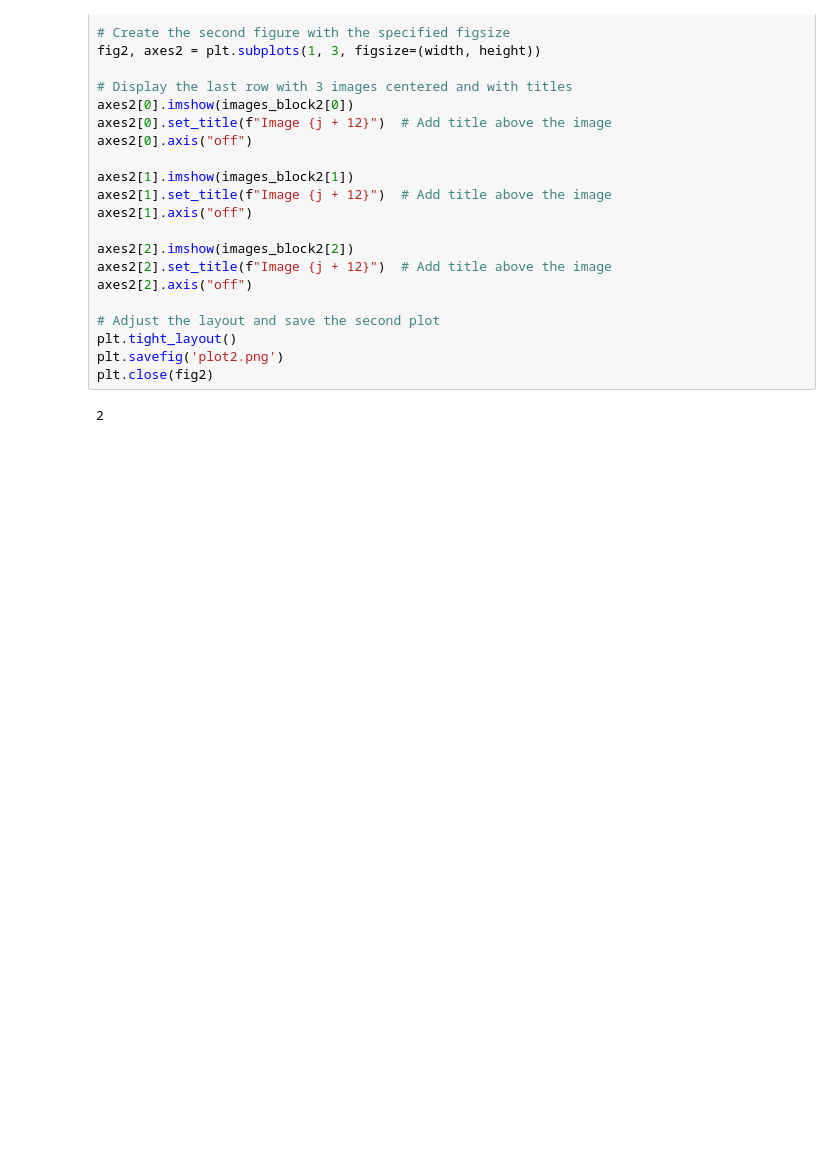
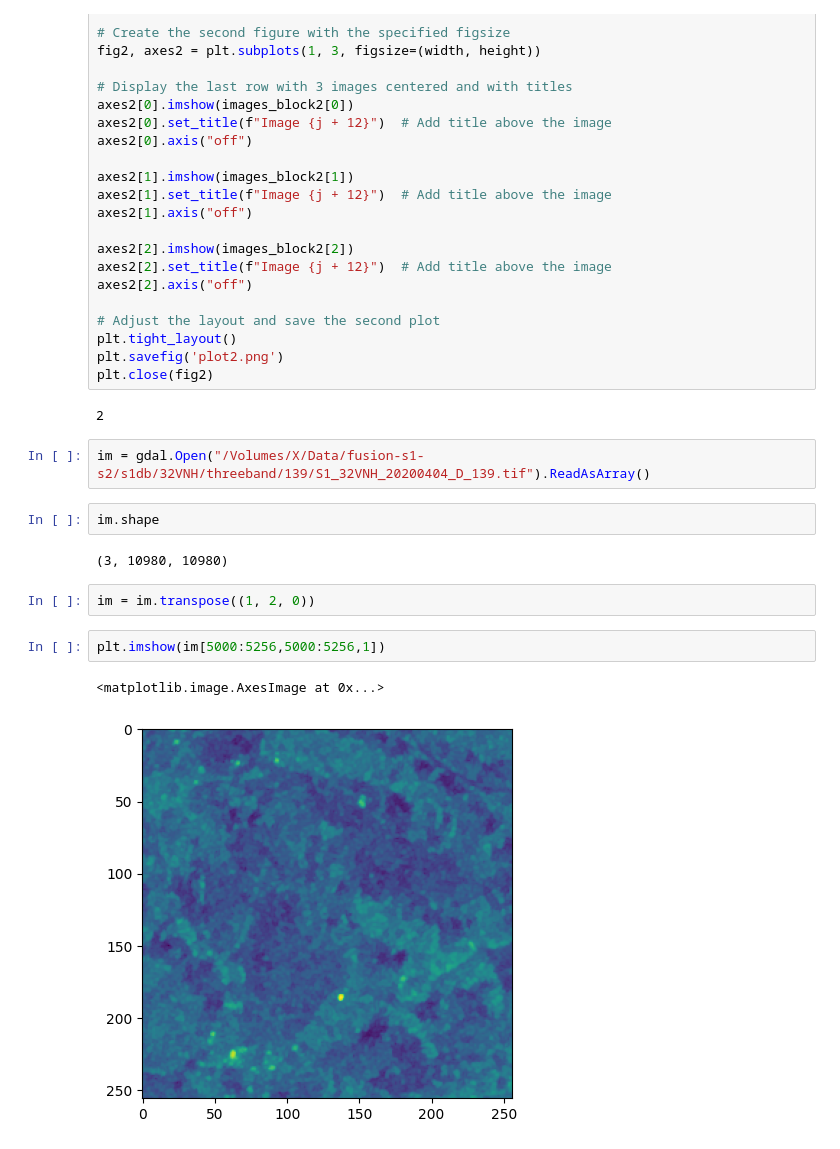
Before and after one commit to ThomasHEBRARD/cloud_removal, a Jupyter notebook: preprocess/bacasable.ipynb, the cells around one changed output. Cells and saved outputs as stored; diff of their text form; blank space fills up the shorter version.

```diff
--- a/preprocess/bacasable.ipynb
+++ b/preprocess/bacasable.ipynb
@@ -72,3 +73,16 @@ plt.savefig('plot2.png')
 plt.close(fig2)
 # %% [output]
 2
+# %%
+im = gdal.Open("/Volumes/X/Data/fusion-s1-s2/s1db/32VNH/threeband/139/S1_32VNH_20200404_D_139.tif").ReadAsArray()
+# %%
+im.shape
+# %% [output]
+(3, 10980, 10980)
+# %%
+im = im.transpose((1, 2, 0))
+# %%
+plt.imshow(im[5000:5256,5000:5256,1])
+# %% [output]
+<matplotlib.image.AxesImage at 0x...>
+[figure, added]
```
Also changed, not shown: parts of 1 cell of this notebook, 10 other files.
